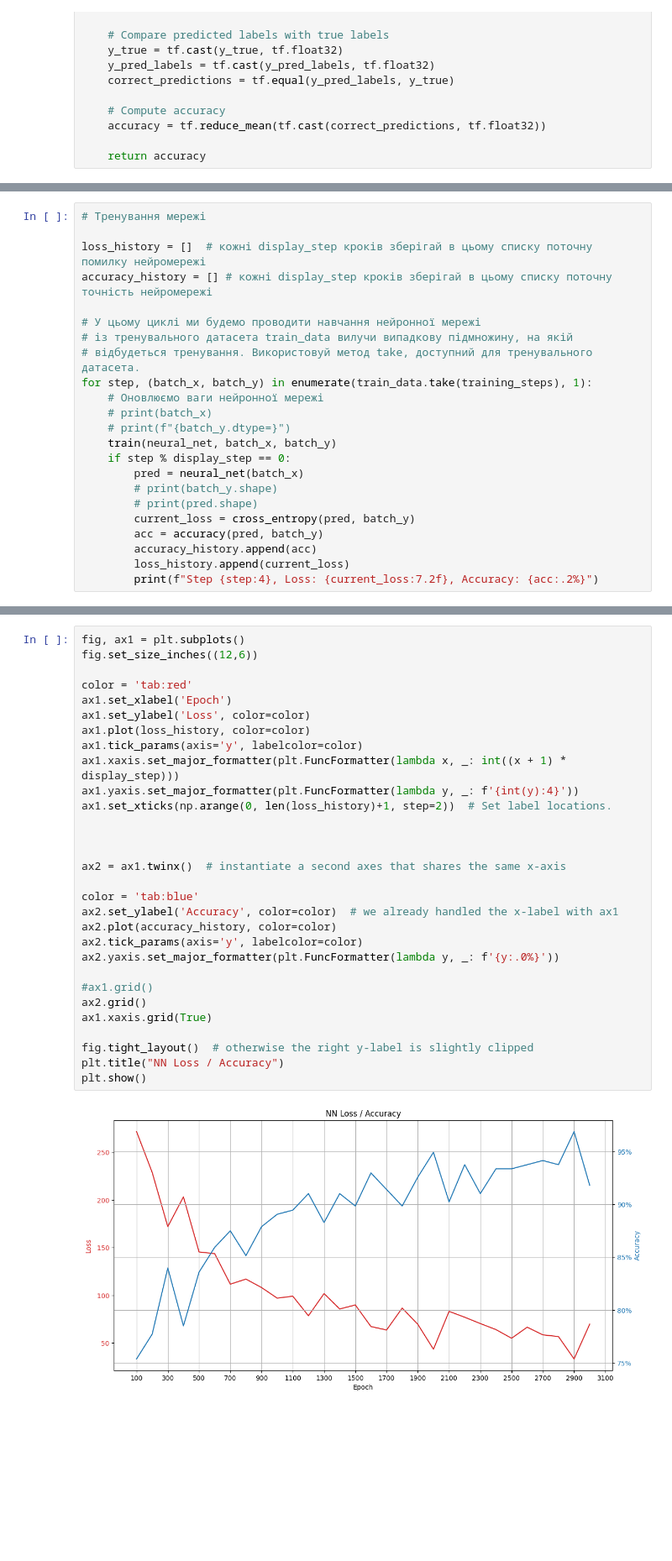
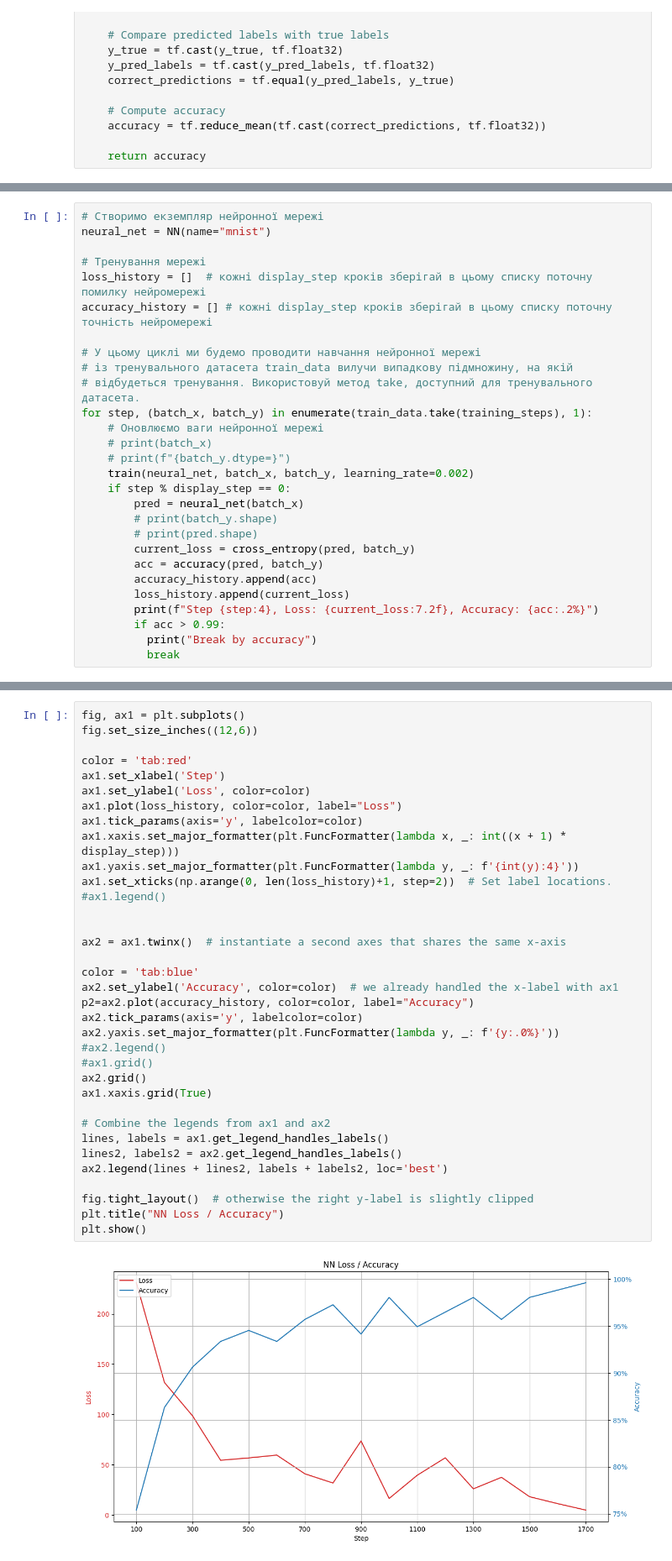
Before and after one commit to lexxai/goit_python_ds_hw_08, a Jupyter notebook: goit_python_ds_hw_08.ipynb, the cells around one changed output, grey strips where cells are left out. Shown at 84% size. Cells and saved outputs as stored; diff of their text form; blank space fills up the shorter version.

```diff
--- a/goit_python_ds_hw_08.ipynb
+++ b/goit_python_ds_hw_08.ipynb
@@ -193,7 +185,9 @@ def train(neural_net, input_x, output_y):
   return loss
 # %%
+# Створимо екземпляр нейронної мережі
+neural_net = NN(name="mnist")
+
 # Тренування мережі
-
 loss_history = []  # кожні display_step кроків зберігай в цьому списку поточну помилку нейромережі
 accuracy_history = [] # кожні display_step кроків зберігай в цьому списку поточну точність нейромережі
 
@@ -204,7 +198,7 @@ for step, (batch_x, batch_y) in enumerate(train_data.take(training_steps), 1):
     # Оновлюємо ваги нейронної мережі
     # print(batch_x)
     # print(f"{batch_y.dtype=}")
-    train(neural_net, batch_x, batch_y)
+    train(neural_net, batch_x, batch_y, learning_rate=0.002)
     if step % display_step == 0:
         pred = neural_net(batch_x)
         # print(batch_y.shape)
@@ -214,4 +208,7 @@ for step, (batch_x, batch_y) in enumerate(train_data.take(training_steps), 1):
         accuracy_history.append(acc)
         loss_history.append(current_loss)
         print(f"Step {step:4}, Loss: {current_loss:7.2f}, Accuracy: {acc:.2%}")
+        if acc > 0.99:
+          print("Break by accuracy")
+          break
 # %% [output]
@@ -264,35 +262,40 @@ plt.show()
 # %%
 fig, ax1 = plt.subplots()
 fig.set_size_inches((12,6))
 
 color = 'tab:red'
-ax1.set_xlabel('Epoch')
+ax1.set_xlabel('Step')
 ax1.set_ylabel('Loss', color=color)
-ax1.plot(loss_history, color=color)
+ax1.plot(loss_history, color=color, label="Loss")
 ax1.tick_params(axis='y', labelcolor=color)
 ax1.xaxis.set_major_formatter(plt.FuncFormatter(lambda x, _: int((x + 1) * display_step)))
 ax1.yaxis.set_major_formatter(plt.FuncFormatter(lambda y, _: f'{int(y):4}'))
 ax1.set_xticks(np.arange(0, len(loss_history)+1, step=2))  # Set label locations.
-
+#ax1.legend()
 
 
 ax2 = ax1.twinx()  # instantiate a second axes that shares the same x-axis
 
 color = 'tab:blue'
 ax2.set_ylabel('Accuracy', color=color)  # we already handled the x-label with ax1
-ax2.plot(accuracy_history, color=color)
+p2=ax2.plot(accuracy_history, color=color, label="Accuracy")
 ax2.tick_params(axis='y', labelcolor=color)
 ax2.yaxis.set_major_formatter(plt.FuncFormatter(lambda y, _: f'{y:.0%}'))
-
+#ax2.legend()
 #ax1.grid()
 ax2.grid()
 ax1.xaxis.grid(True)
 
+# Combine the legends from ax1 and ax2
+lines, labels = ax1.get_legend_handles_labels()
+lines2, labels2 = ax2.get_legend_handles_labels()
+ax2.legend(lines + lines2, labels + labels2, loc='best')
+
 fig.tight_layout()  # otherwise the right y-label is slightly clipped
 plt.title("NN Loss / Accuracy")
 plt.show()
 # %% [output]
-[figure, old version]
+[figure, new version]
 # %%
 # Обчисліть точність навченої нейромережі
 acc_mean = np.mean(accuracy_history)
```
Also changed, not shown: parts of 10 cells of this notebook.
